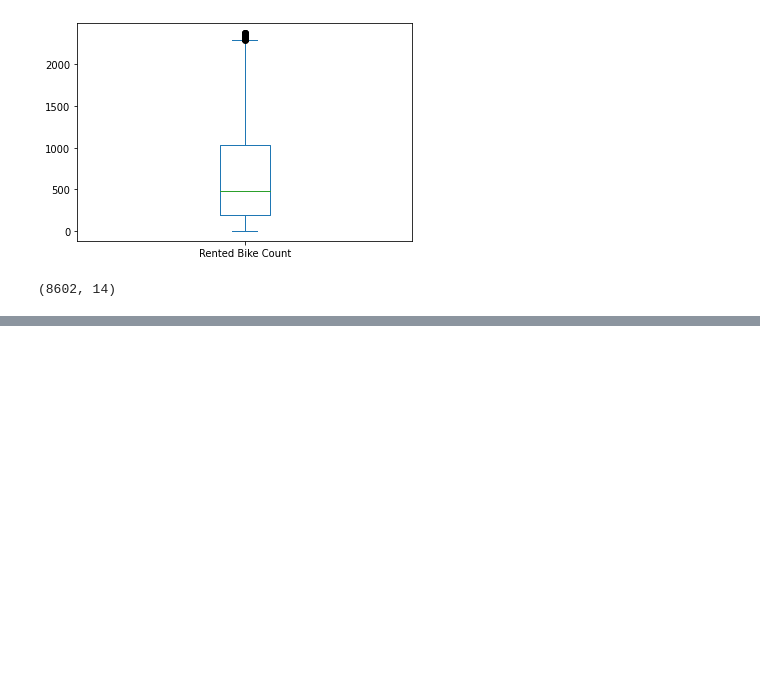
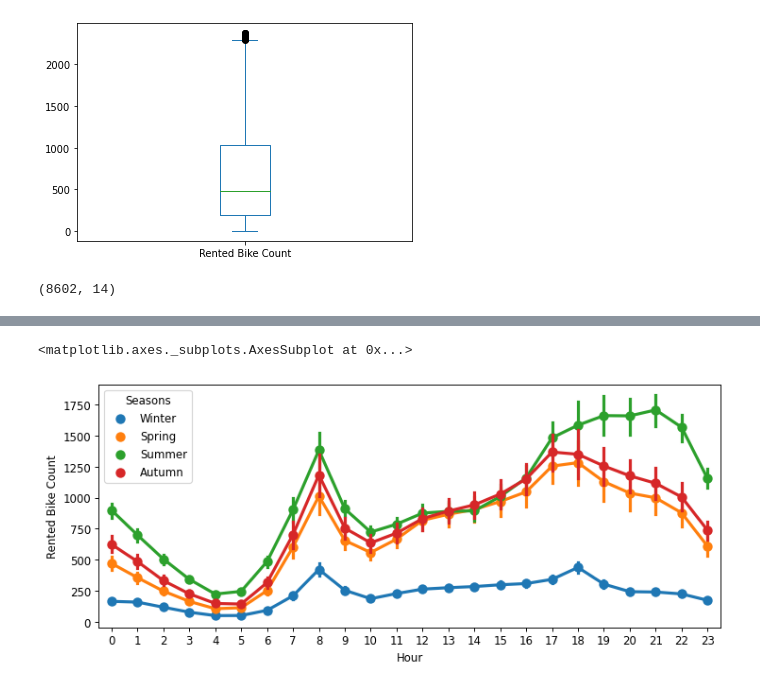
Before and after one commit to rohit-1026/Bike-Sharing-Demand-Prediction, a Jupyter notebook: Bike_Sharing_Demand_Prediction_Capstone_Project.ipynb, the cells around one changed output, grey strips where cells are left out. Cells and saved outputs as stored; diff of their text form; code cells hidden in the pictures; blank space fills up the shorter version.

```diff
--- a/Bike_Sharing_Demand_Prediction_Capstone_Project.ipynb
+++ b/Bike_Sharing_Demand_Prediction_Capstone_Project.ipynb
@@ -269,0 +359,7 @@ Bike_df_copy.shape
+# %%
+plt.figure(figsize=(10,4), dpi=85)
+sns.pointplot(data=Bike_df_copy, x="Hour", y="Rented Bike Count",
+              hue="Seasons")
+# %% [output]
+<matplotlib.axes._subplots.AxesSubplot at 0x...>
+[figure, added]
```
Also changed, not shown: parts of 29 cells of this notebook.
